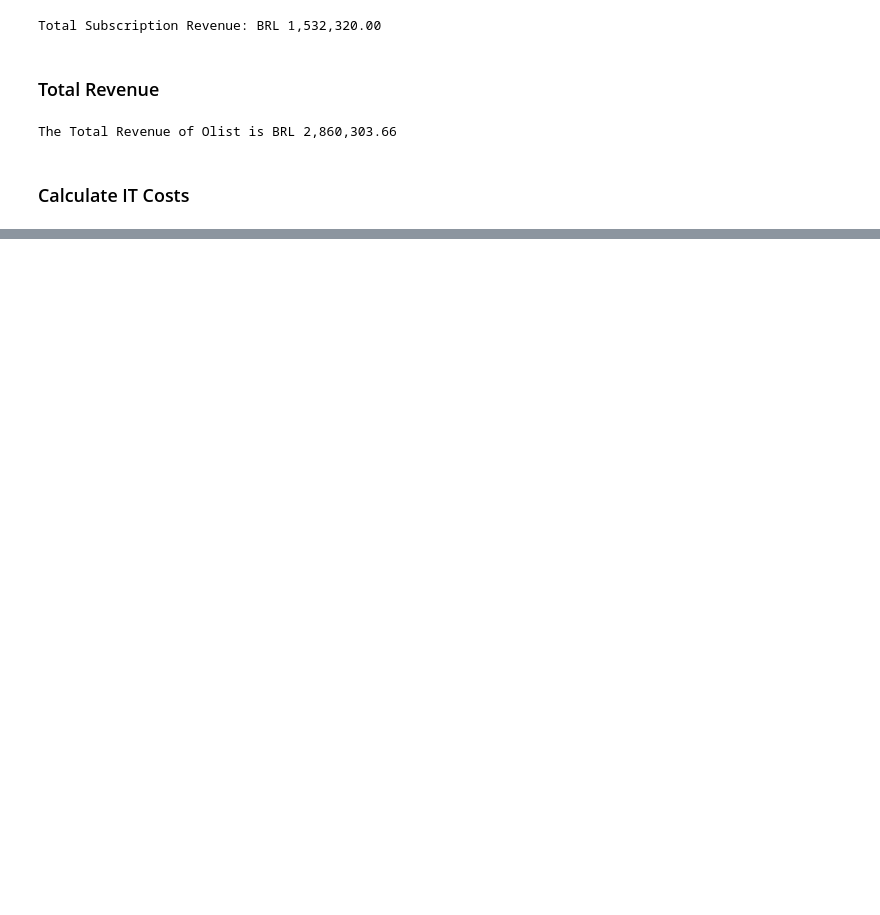
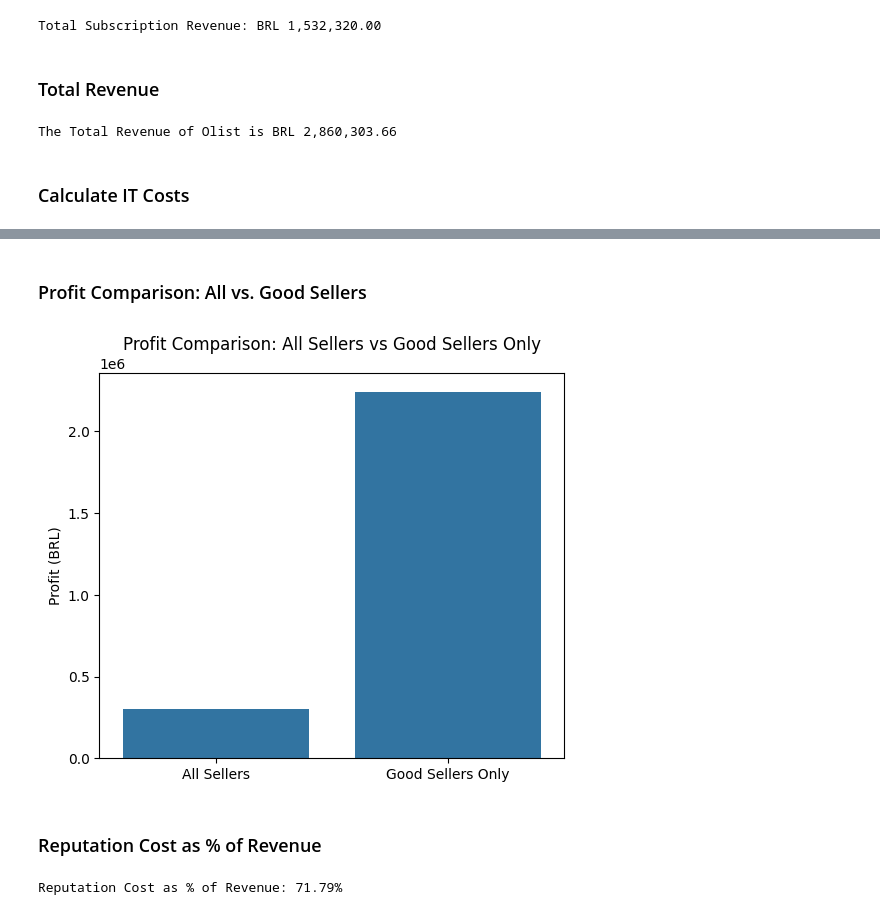
Before and after one commit to Romaric1209/Olist, a Jupyter notebook: Data Analysis Income and Costs.ipynb, the cells around one changed output, grey strips where cells are left out. Cells and saved outputs as stored; diff of their text form; code cells hidden in the pictures; blank space fills up the shorter version.

```diff
--- a/Prediction Analysis.ipynb
+++ b/Data Analysis Income and Costs.ipynb
@@ -166,0 +343,25 @@ Olist profit is BRL 2,355,362.93
+# %% [markdown]
+### Profit Comparison: All vs. Good Sellers
+# %%
+profits = {
+    'All Sellers': 302022.93,
+    'Good Sellers Only': 2243617.21
+}
+
+plt.figure(figsize=(6,5))
+sns.barplot(x=list(profits.keys()), y=list(profits.values()))
+plt.title('Profit Comparison: All Sellers vs Good Sellers Only')
+plt.ylabel('Profit (BRL)')
+plt.show()
+# %% [output]
+[figure, added]
+# %% [markdown]
+### Reputation Cost as % of Revenue
+# %%
+revenue_total = total_revenue
+rep_cost = reputation_cost
+
+percent_cost = rep_cost / revenue_total * 100
+print(f"Reputation Cost as % of Revenue: {percent_cost:.2f}%")
+# %% [output]
+Reputation Cost as % of Revenue: 71.79%
```
Also changed, not shown: parts of 35 cells of this notebook.
